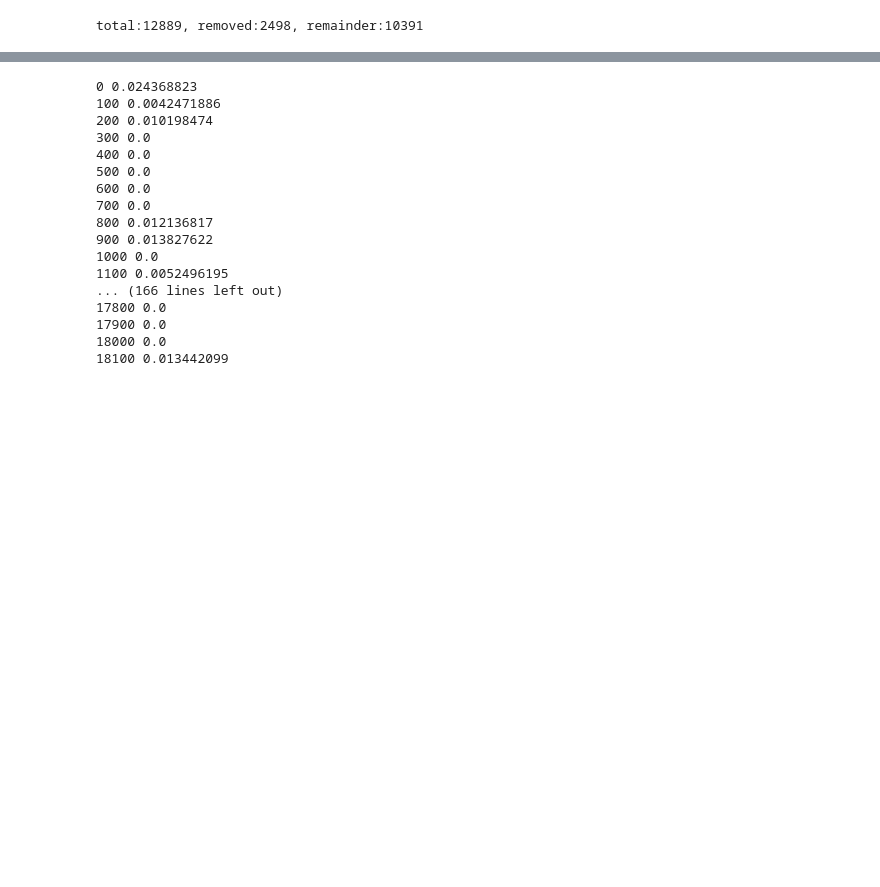
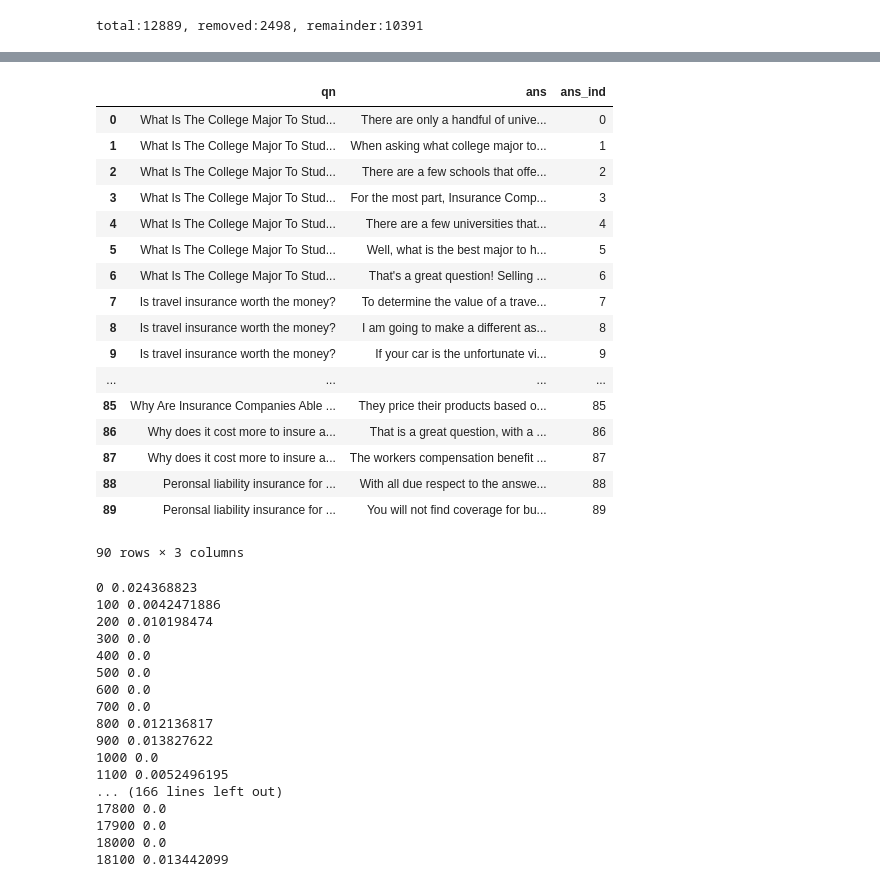
Before and after one commit to nickyeolk/info_retrieve, a Jupyter notebook: notebooks/model_finetuning.ipynb, the cells around one changed output, grey strips where cells are left out. Drawn from its saved outputs; the diff is of its cells as text; code cells hidden in the pictures; blank space fills up the shorter version.

```diff
--- a/notebooks/model_finetuning.ipynb
+++ b/notebooks/model_finetuning.ipynb
@@ -192,0 +276,6 @@ display(df_doc.head(1))
+# %%
+for ii, row in df_kb.iterrows():
+    print(ii, row.values[0])
+    df_relevant_ans = df_see[df_see['ans_ind']==ii]
+    for jj, roww in df_relevant_ans.iterrows():
+        print(roww['qn'])
@@ -193,3 +321,29 @@ display(df_doc.head(1))
+# %%
+df_kb = pd.DataFrame(df_see['ans'].unique(), columns=['answer'])
+def func(row):
+    return df_kb[df_kb['answer']==row['ans']].index.values[0]
+df_see['ans_ind'] = df_see.apply(lambda x: func(x), axis=1)
+# %%
+df_see
+# %% [output]
+|  | qn | ans | ans_ind |
+| 0 | What Is The College Major To Stud... | There are only a handful of unive... | 0 |
+| 1 | What Is The College Major To Stud... | When asking what college major to... | 1 |
+| 2 | What Is The College Major To Stud... | There are a few schools that offe... | 2 |
+| 3 | What Is The College Major To Stud... | For the most part, Insurance Comp... | 3 |
+| 4 | What Is The College Major To Stud... | There are a few universities that... | 4 |
+| 5 | What Is The College Major To Stud... | Well, what is the best major to h... | 5 |
+| 6 | What Is The College Major To Stud... | That's a great question! Selling ... | 6 |
+| 7 | Is travel insurance worth the money? | To determine the value of a trave... | 7 |
+| 8 | Is travel insurance worth the money? | I am going to make a different as... | 8 |
+| 9 | Is travel insurance worth the money? | If your car is the unfortunate vi... | 9 |
+| ... | ... | ... | ... |
+| 85 | Why Are Insurance Companies Able ... | They price their products based o... | 85 |
+| 86 | Why does it cost more to insure a... | That is a great question, with a ... | 86 |
+| 87 | Why does it cost more to insure a... | The workers compensation benefit ... | 87 |
+| 88 | Peronsal liability insurance for ... | With all due respect to the answe... | 88 |
+| 89 | Peronsal liability insurance for ... | You will not find coverage for bu... | 89 |
+90 rows × 3 columns
 # %%
 def get_hard_wrong(question, all_wrong_ans, model, k=1):
     wrong_answer_array=model.predict(all_wrong_ans, type='response')
```
Also changed, not shown: parts of 11 cells of this notebook, 2 other files.
